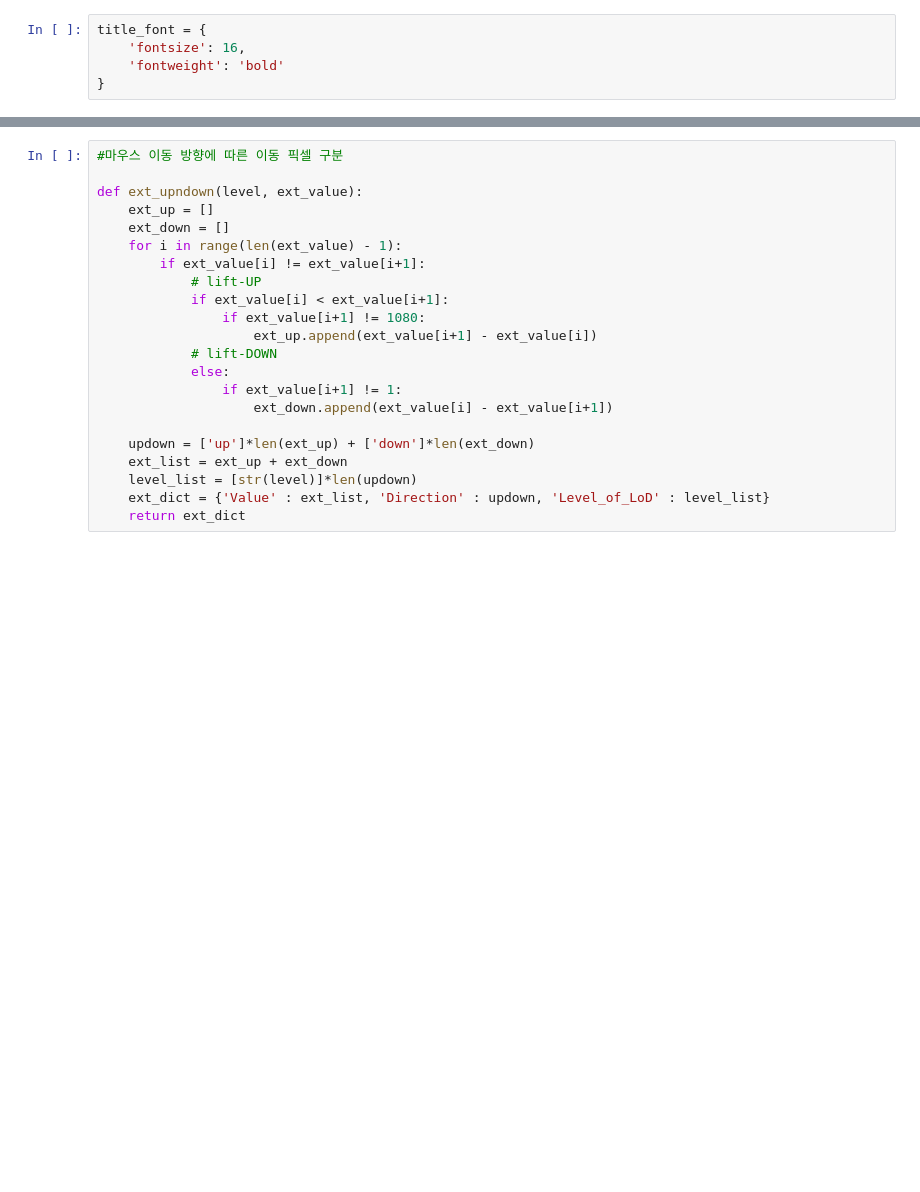
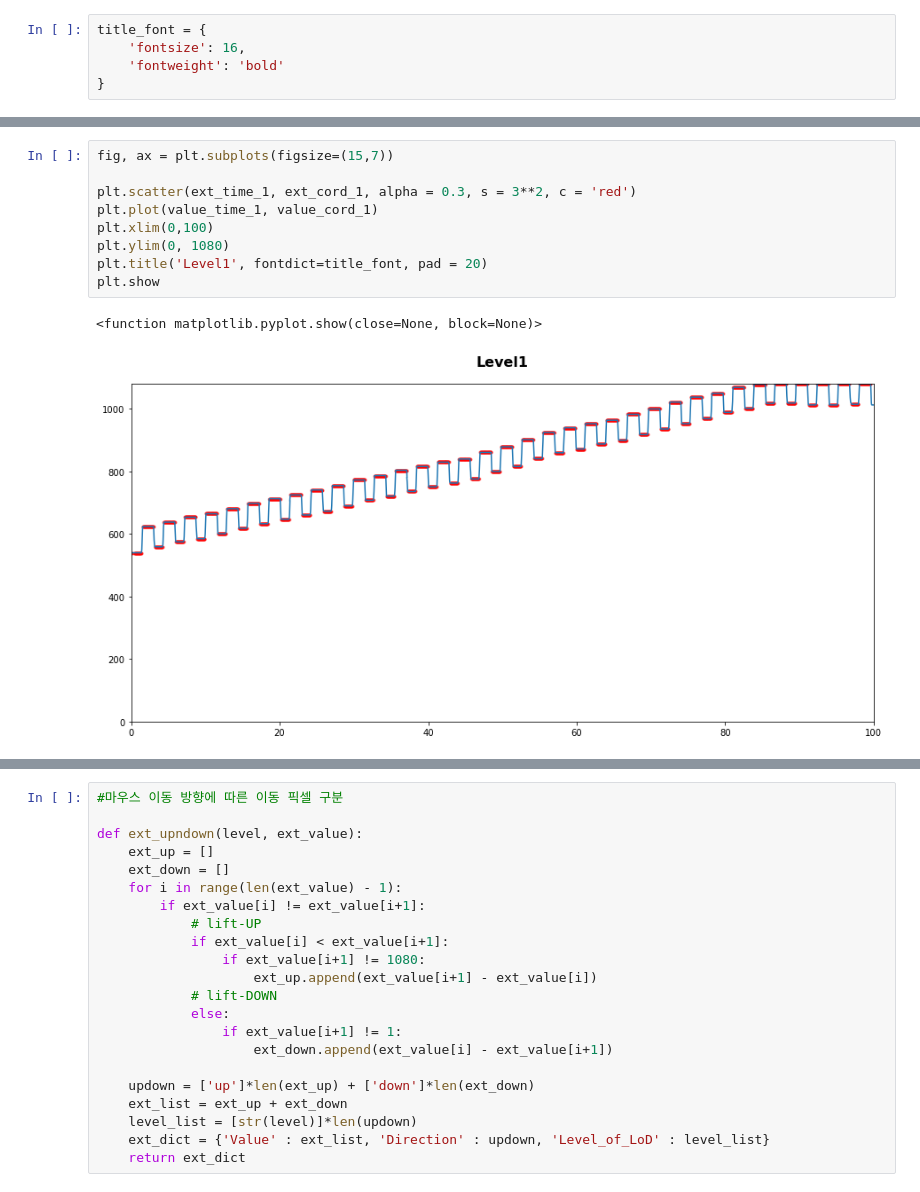
Before and after one commit to bearme1124/Liftoff-study, a Jupyter notebook: find_extreme.ipynb, the cells around one changed output, grey strips where cells are left out. Saved outputs shown, nothing was run; the diff lists cells and outputs as text; blank space fills up the shorter version.

```diff
--- a/find_extreme.ipynb
+++ b/find_extreme.ipynb
@@ -55 +65,13 @@ title_font = {
+# %%
+fig, ax = plt.subplots(figsize=(15,7))
+
+plt.scatter(ext_time_1, ext_cord_1, alpha = 0.3, s = 3**2, c = 'red')
+plt.plot(value_time_1, value_cord_1)
+plt.xlim(0,100)
+plt.ylim(0, 1080)
+plt.title('Level1', fontdict=title_font, pad = 20)
+plt.show
+# %% [output]
+<function matplotlib.pyplot.show(close=None, block=None)>
+[figure, added]
 # %%
```
Also changed, not shown: parts of 3 cells of this notebook, 4 other files.
